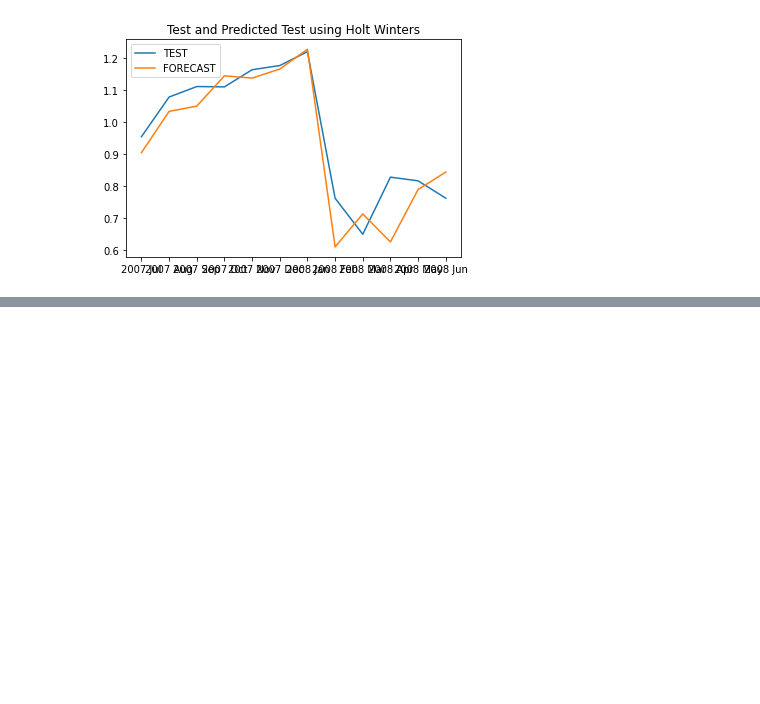
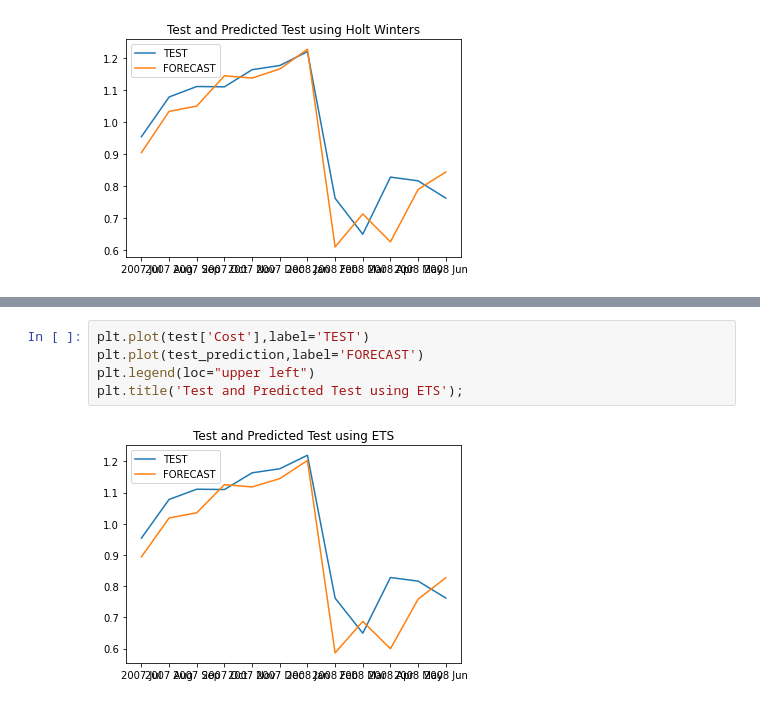
Before and after one commit to taranakasamanli/DataScience, a Jupyter notebook: Homework7.ipynb, the cells around one changed output, grey strips where cells are left out. Cells and saved outputs as stored; diff of their text form; blank space fills up the shorter version.

```diff
--- a/Homework7.ipynb
+++ b/Homework7.ipynb
@@ -298,0 +299,7 @@ ImportError: ignored
+# %%
+plt.plot(test['Cost'],label='TEST')
+plt.plot(test_prediction,label='FORECAST')
+plt.legend(loc="upper left")
+plt.title('Test and Predicted Test using ETS');
+# %% [output]
+[figure, added]
```
Also changed, not shown: parts of 12 cells of this notebook.
